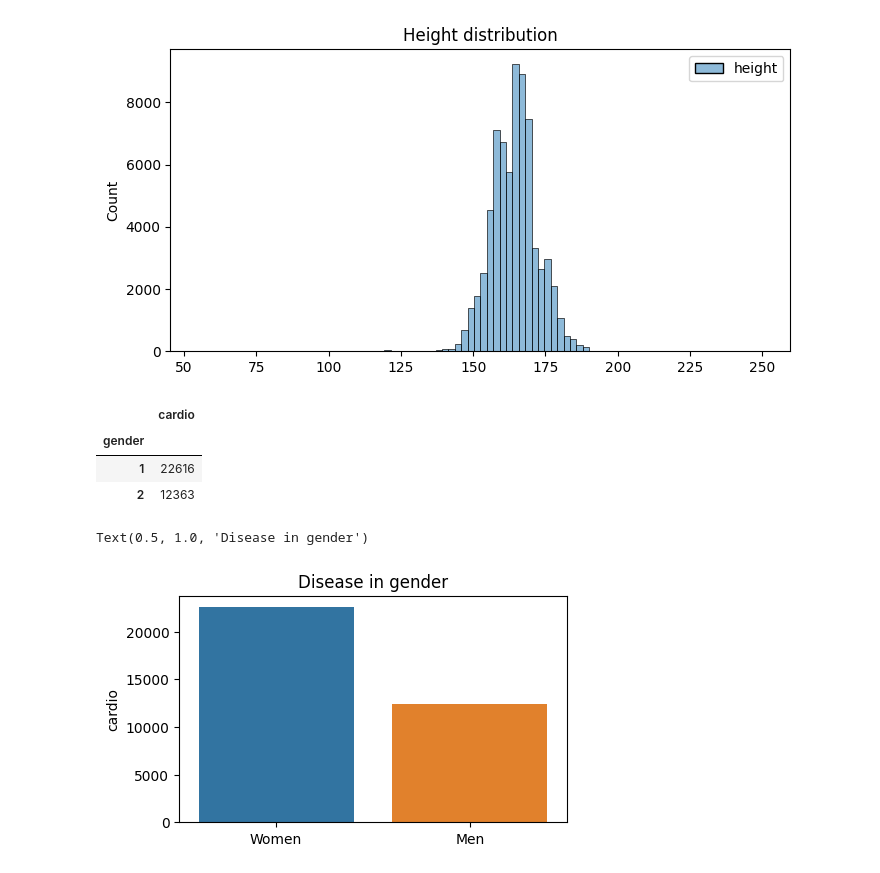
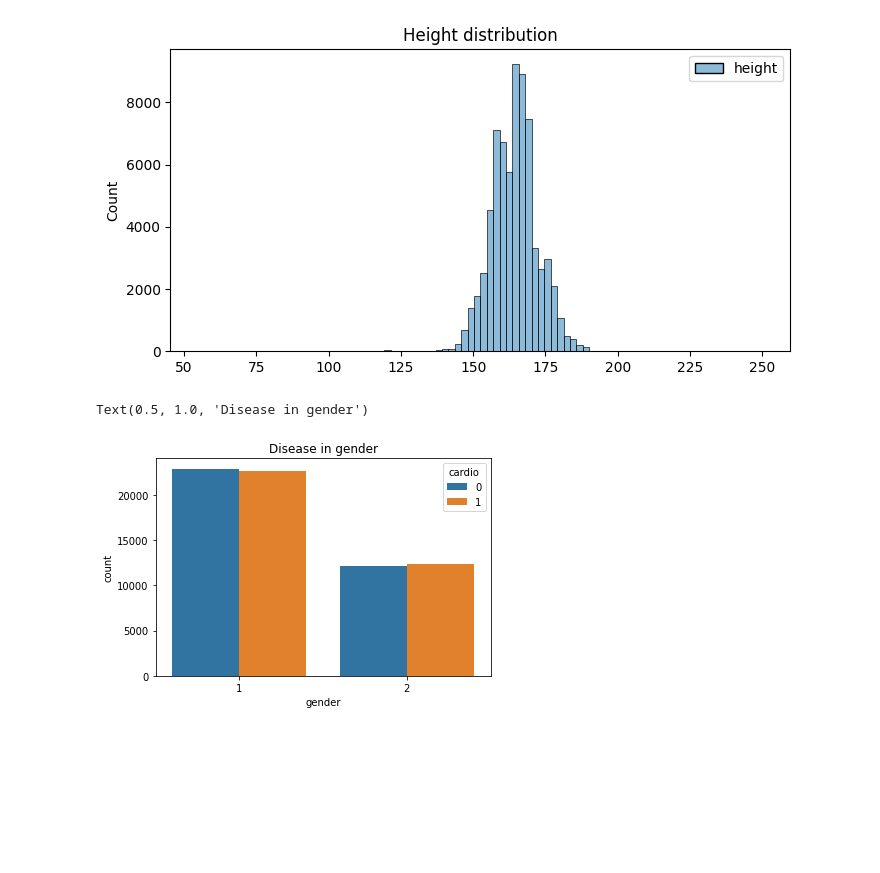
Before and after one commit to cooperhankun/Maskininlarning, a Jupyter notebook: Lab/Lab_2/Lab_2.ipynb, the cells around one changed output. Saved outputs shown, nothing was run; the diff lists cells and outputs as text; code cells hidden in the pictures; blank space fills up the shorter version.

```diff
--- a/Lab/Lab_2/Lab_2.ipynb
+++ b/Lab/Lab_2/Lab_2.ipynb
@@ -107,18 +90,9 @@ plt.title("Height distribution")
 # %% [output]
 Text(0.5, 1.0, 'Height distribution')
 [figure]
-# %%
-gender = pd.DataFrame((cardio_train.cardio == 1).groupby(cardio_train["gender"]).sum())
-gender
-# %% [output]
-|  | cardio |
-| gender |  |
-| 1 | 22616 |
-| 2 | 12363 |
-# %%
-plt.figure(figsize=(5,3), dpi=100)
-sns.barplot(data=gender, x=["Women", "Men"], y="cardio")
-plt.title("Disease in gender")
-# %% [output]
-Text(0.5, 1.0, 'Disease in gender')
-[figure, removed]
+# %%
+sns.countplot(x='gender',hue="cardio",data=cardio_train)
+plt.title("Disease in gender")
+# %% [output]
+Text(0.5, 1.0, 'Disease in gender')
+[figure, added]
```
Also changed, not shown: parts of 10 cells of this notebook.
